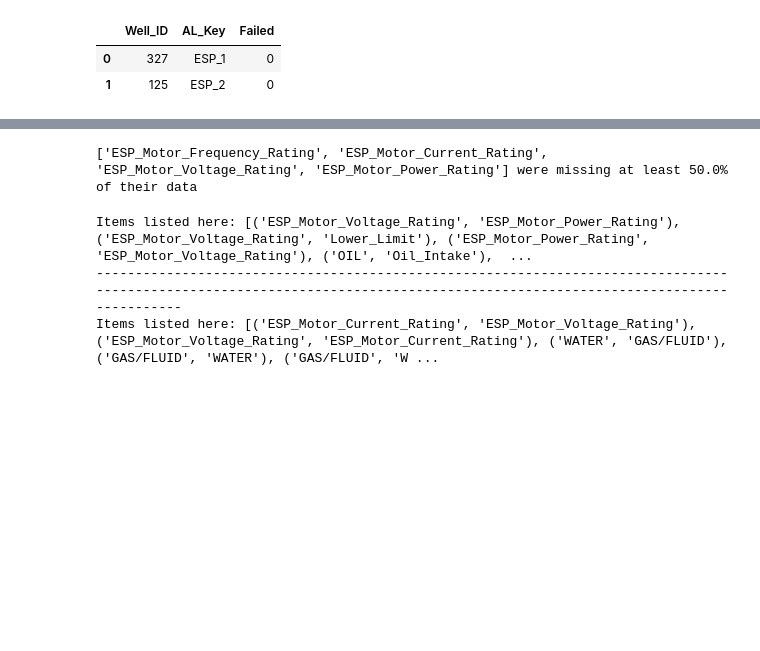
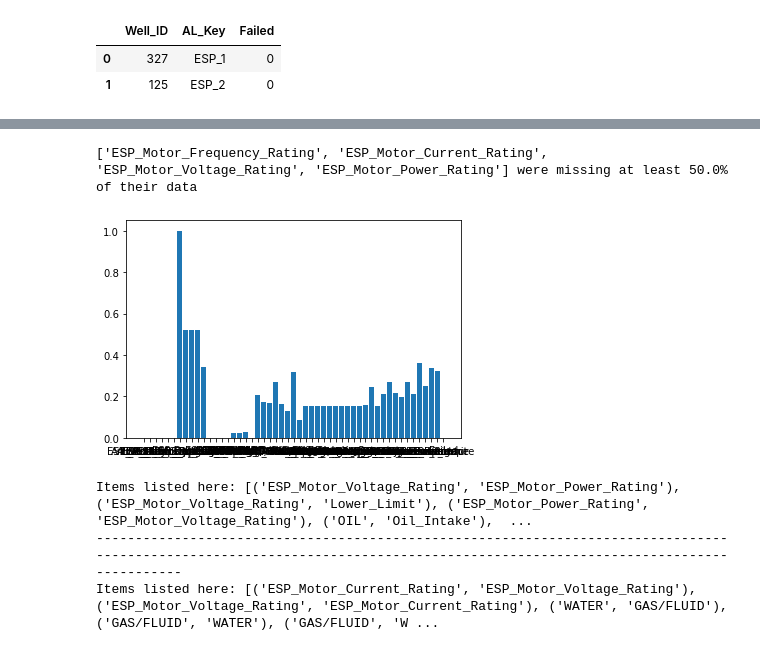
Before and after one commit to BenStormer/Hackalopes-Cleaned, a Jupyter notebook: data_viz.ipynb, the cells around one changed output, grey strips where cells are left out. Drawn from its saved outputs; the diff is of its cells as text; code cells hidden in the pictures; blank space fills up the shorter version.

Commit message:
Add graphing code

```diff
--- a/data_viz.ipynb
+++ b/data_viz.ipynb
@@ -75,23 +76,24 @@ failed_data.head(2)
 # %%
 # Compute the completeness histogram for a given dataset
 def completeness(df, cutoff=0.75):
     df_temp = df.copy(deep=True)                 # make a deep copy of the DataFrame
     df_bool = df_temp.isnull()
     features = list(df_bool.columns)
     percent_missing = []
     past_cutoff = []
     for feature in features:
         num_missing = df_bool[feature].sum()
         proportion_missing = df_bool[feature].sum() / len(df_bool)
         percent_missing.append(proportion_missing)
         if proportion_missing >= cutoff:
             past_cutoff.append(feature)
         # print(f'{feature}: {proportion_missing:.4f}')
-    # plt.bar(features, percent_missing)
+    plt.bar(features, percent_missing)
     print(f'{past_cutoff} were missing at least {cutoff*100}% of their data')
 completeness(solution_data, 0.5)
 # %% [output]
 ['ESP_Motor_Frequency_Rating', 'ESP_Motor_Current_Rating', 'ESP_Motor_Voltage_Rating', 'ESP_Motor_Power_Rating'] were missing at least 50.0% of their data
+[figure, added]
 # %%
 # Calculate the (spearman) correlation between all features in a dataframe.
 def correlation(df, cutoff=0.75):
```
Also changed, not shown: parts of 7 cells of this notebook.
